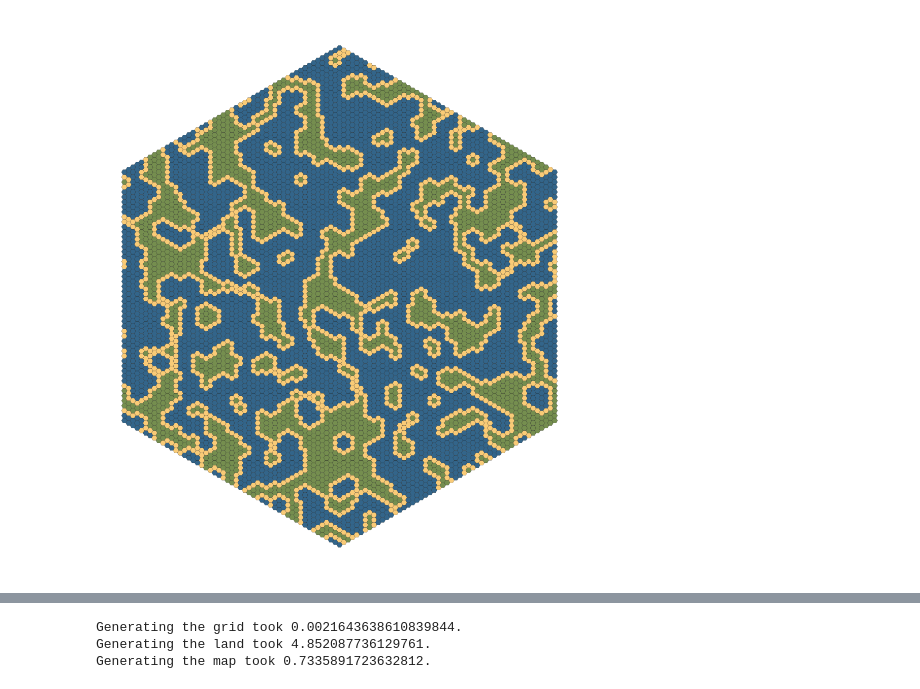
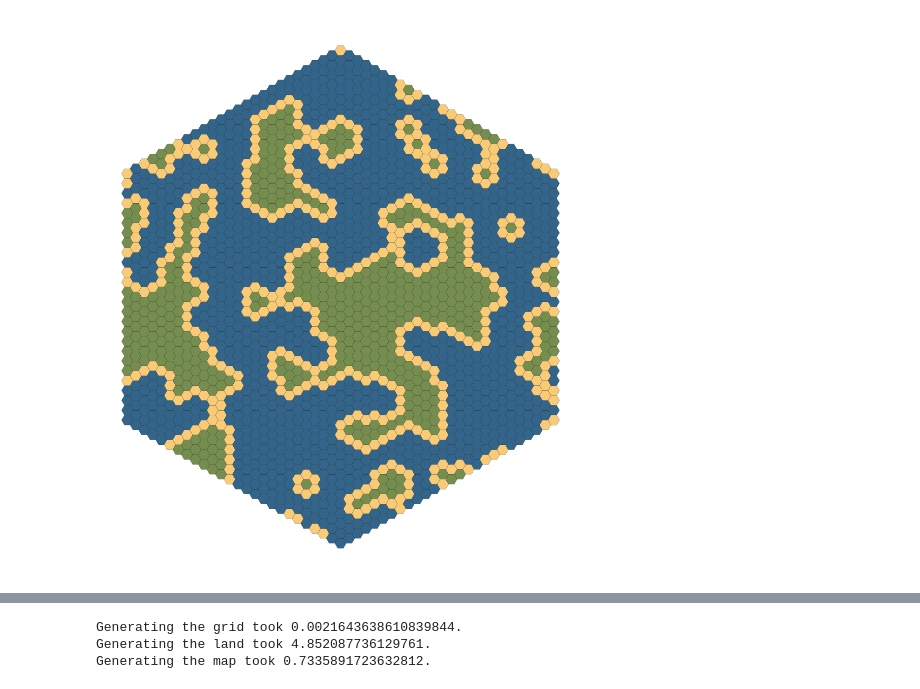
Before and after one commit to SoyBison/computational_rupahistory, a Jupyter notebook: breadboard.ipynb, the cells around one changed output, grey strips where cells are left out. Cells and saved outputs as stored; diff of their text form; code cells hidden in the pictures.

```diff
--- a/breadboard.ipynb
+++ b/breadboard.ipynb
@@ -17,14 +17,14 @@ import time
 reload(p);
 # %%
 tic = time.time()
-grid = p.Grid(50)
+grid = p.Grid(25)
 toc1 = time.time()
 grid.land_and_water(land_coef=.50)
 toc2 = time.time()
 p.draw_map(grid)
 toc3 = time.time()
 # %% [output]
-[figure, old version]
+[figure, new version]
 # %%
 print(f'Generating the grid took {toc1 - tic}.')
 print(f'Generating the land took {toc2 - toc1}.')
```
Also changed, not shown: parts of 1 cell of this notebook, 1 other file.
